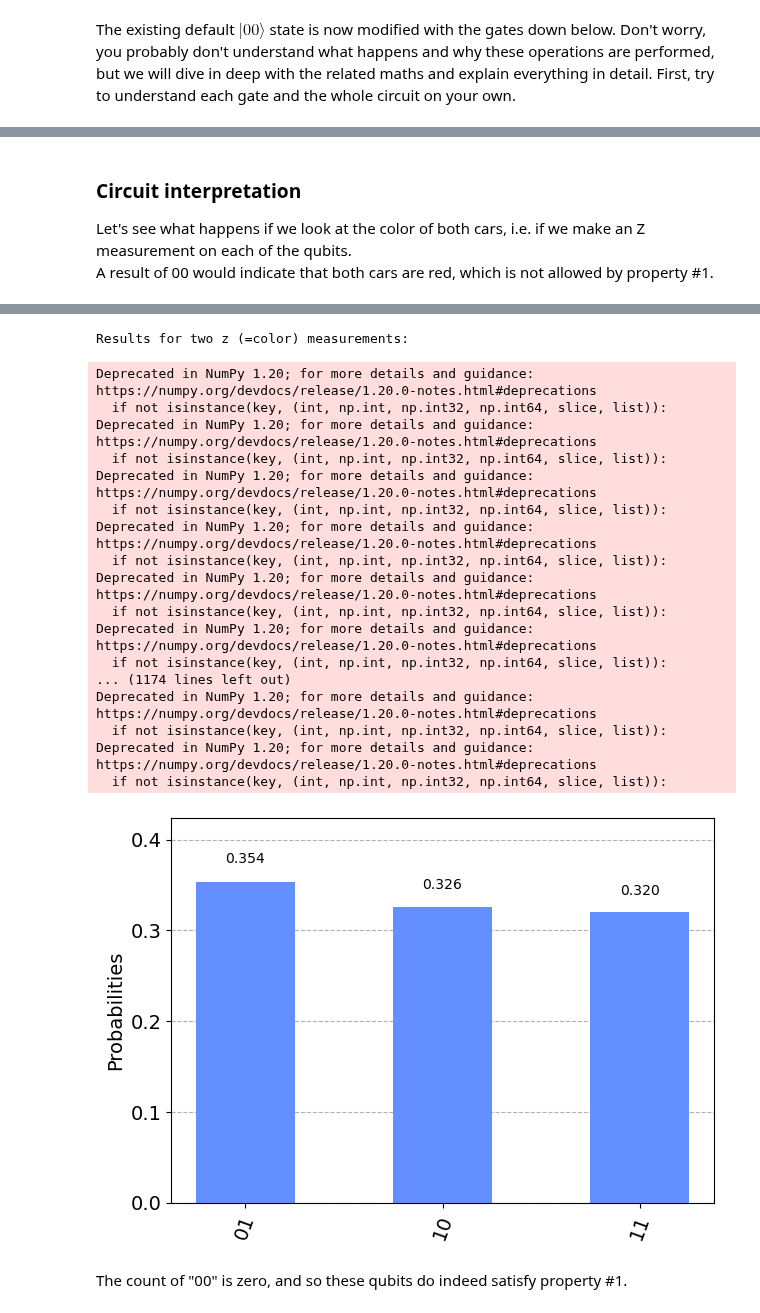
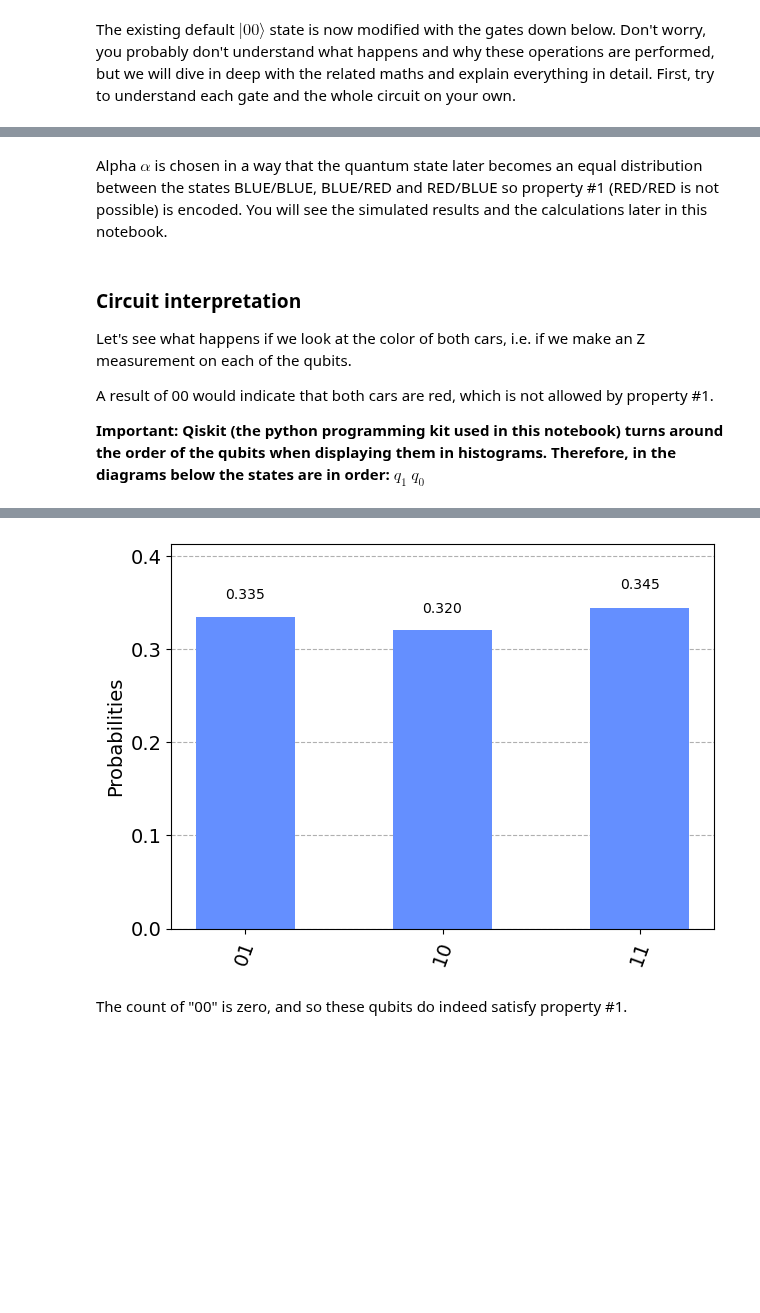
Before and after one commit to JanLahmann/Fun-with-Quantum, a Jupyter notebook: Hardys-Paradox.ipynb, the cells around one changed output, grey strips where cells are left out. Drawn from its saved outputs; the diff is of its cells as text; code cells hidden in the pictures; blank space fills up the shorter version.

```diff
--- a/Hardys-Paradox.ipynb
+++ b/Hardys-Paradox.ipynb
@@ -266,14 +94,19 @@ We will continue the calculations with the last state vector which would have be
+# %% [markdown]
+Alpha $\alpha$ is chosen in a way that the quantum state later becomes an equal distribution between the states BLUE/BLUE, BLUE/RED and RED/BLUE so property #1 (RED/RED is not possible) is encoded. You will see the simulated results and the calculations later in this notebook.
 # %% [markdown]
 ### Circuit interpretation
 
-Let's see what happens if we look at the color of both cars, i.e. if we make an Z measurement on each of the qubits. <br>
+Let's see what happens if we look at the color of both cars, i.e. if we make an Z measurement on each of the qubits.
+
 A result of 00 would indicate that both cars are red, which is not allowed by property #1.
+
+**Important: Qiskit (the python programming kit used in this notebook) turns around the order of the qubits when displaying them in histograms. Therefore, in the diagrams below the states are in order: $q_1$ $q_0$**
 # %%
-measurements = QuantumCircuit(q,c)
+measurementsZZ = QuantumCircuit(q,c)
 # z measurement on both qubits
-measurements.measure(q[0],c[0])
-measurements.measure(q[1],c[1])
-qc = qc_hardy + measurements
+measurementsZZ.measure(q[0],c[0])
+measurementsZZ.measure(q[1],c[1])
+qc = qc_hardy + measurementsZZ
 print('Results for two z (=color) measurements:')
 plot_histogram(execute(qc,Aer.get_backend('qasm_simulator')).result().get_counts())
 # %% [output]
@@ -297,22 +114,4 @@ Deprecated in NumPy 1.20; for more details and guidance: https://numpy.org/devdo
-Results for two z (=color) measurements:
-Deprecated in NumPy 1.20; for more details and guidance: https://numpy.org/devdocs/release/1.20.0-notes.html#deprecations
-  if not isinstance(key, (int, np.int, np.int32, np.int64, slice, list)):
-Deprecated in NumPy 1.20; for more details and guidance: https://numpy.org/devdocs/release/1.20.0-notes.html#deprecations
-  if not isinstance(key, (int, np.int, np.int32, np.int64, slice, list)):
-Deprecated in NumPy 1.20; for more details and guidance: https://numpy.org/devdocs/release/1.20.0-notes.html#deprecations
-  if not isinstance(key, (int, np.int, np.int32, np.int64, slice, list)):
-Deprecated in NumPy 1.20; for more details and guidance: https://numpy.org/devdocs/release/1.20.0-notes.html#deprecations
-  if not isinstance(key, (int, np.int, np.int32, np.int64, slice, list)):
-Deprecated in NumPy 1.20; for more details and guidance: https://numpy.org/devdocs/release/1.20.0-notes.html#deprecations
-  if not isinstance(key, (int, np.int, np.int32, np.int64, slice, list)):
-Deprecated in NumPy 1.20; for more details and guidance: https://numpy.org/devdocs/release/1.20.0-notes.html#deprecations
-  if not isinstance(key, (int, np.int, np.int32, np.int64, slice, list)):
-... (1174 lines left out)
-Deprecated in NumPy 1.20; for more details and guidance: https://numpy.org/devdocs/release/1.20.0-notes.html#deprecations
-  if not isinstance(key, (int, np.int, np.int32, np.int64, slice, list)):
-Deprecated in NumPy 1.20; for more details and guidance: https://numpy.org/devdocs/release/1.20.0-notes.html#deprecations
-  if not isinstance(key, (int, np.int, np.int32, np.int64, slice, list)):
-[figure, old version]
+[figure, new version]
 # %% [markdown]
 The count of "00" is zero, and so these qubits do indeed satisfy property #1.
 # %% [markdown]
```
Also changed, not shown: parts of 21 cells of this notebook.
